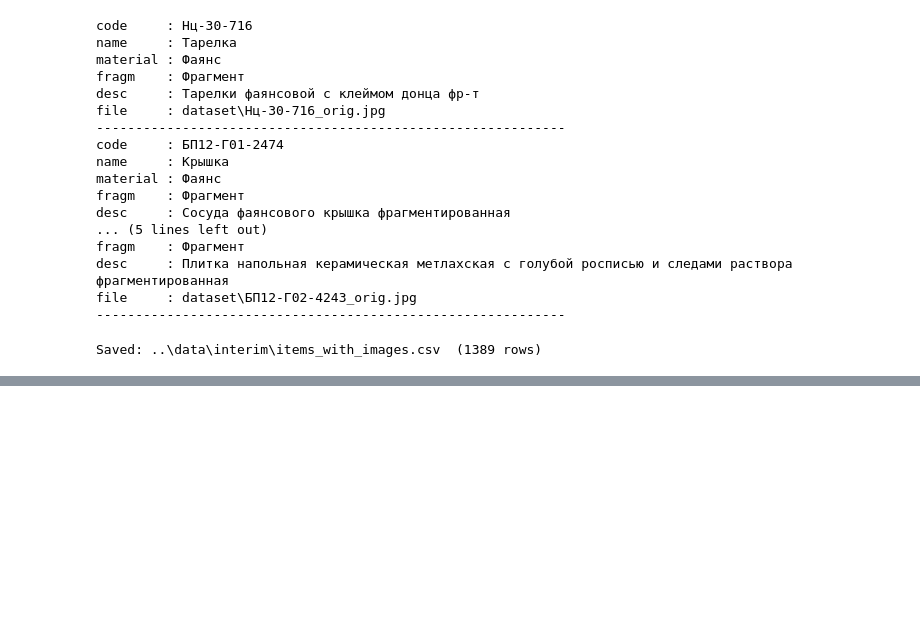
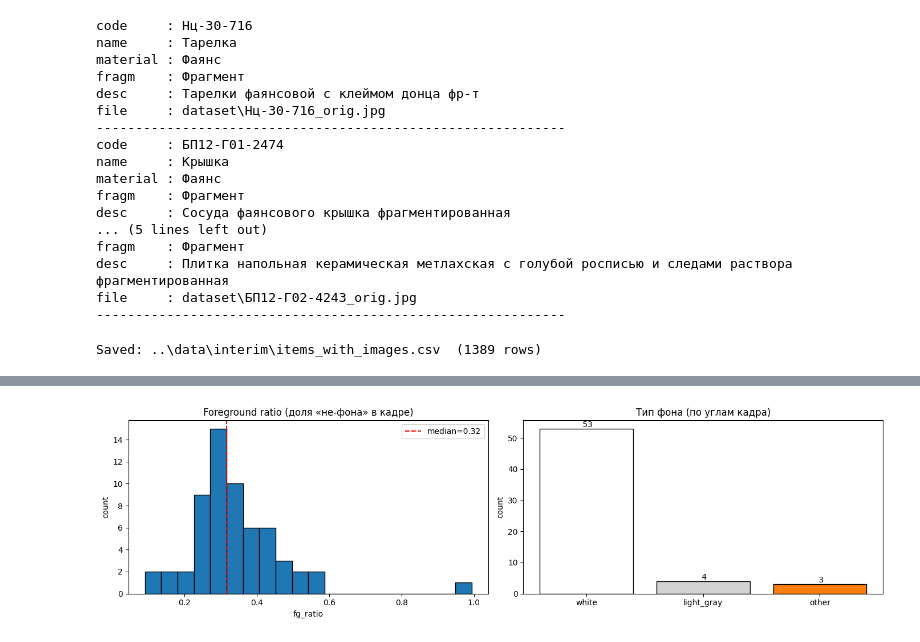
Before and after one commit to Niko07pro/creative_task, a Jupyter notebook: notebooks/01_eda.ipynb, the cells around one changed output, grey strips where cells are left out. Saved outputs shown, nothing was run; the diff lists cells and outputs as text; code cells hidden in the pictures; blank space fills up the shorter version.

```diff
--- a/notebooks/01_eda.ipynb
+++ b/notebooks/01_eda.ipynb
@@ -153,0 +307,76 @@ Saved: ..\data\interim\items_with_images.csv  (1389 rows)
+# %%
+def quick_stats(img_path, max_side=512):
+    """Считает foreground_ratio и тип фона по уменьшенной копии."""
+    with Image.open(img_path) as im:
+        im = im.convert("RGB")
+        scale = max_side / max(im.size)
+        if scale < 1:
+            new_size = (int(im.size[0]*scale), int(im.size[1]*scale))
+            im = im.resize(new_size)
+        arr = np.asarray(im)  # (H, W, 3)
+
+    H, W = arr.shape[:2]
+    margin_h = max(1, int(H * 0.05))
+    margin_w = max(1, int(W * 0.05))
+    corners = np.concatenate([
+        arr[:margin_h, :margin_w].reshape(-1, 3),
+        arr[:margin_h, -margin_w:].reshape(-1, 3),
+        arr[-margin_h:, :margin_w].reshape(-1, 3),
+        arr[-margin_h:, -margin_w:].reshape(-1, 3),
+    ])
+    bg_mean = corners.mean(axis=0)
+    bg_std  = corners.std(axis=0).mean()
+
+    diff = np.abs(arr.astype(np.int16) - bg_mean.astype(np.int16)).sum(axis=2)
+    fg_mask = diff > 30
+    fg_ratio = fg_mask.mean()
+
+    if bg_mean.mean() > 230 and bg_std < 15:
+        bg_type = "white"
+    elif bg_mean.mean() > 180 and bg_std < 25:
+        bg_type = "light_gray"
+    else:
+        bg_type = "other"
+
+    return {
+        "fg_ratio": float(fg_ratio),
+        "bg_mean_r": float(bg_mean[0]),
+        "bg_mean_g": float(bg_mean[1]),
+        "bg_mean_b": float(bg_mean[2]),
+        "bg_std": float(bg_std),
+        "bg_type": bg_type,
+    }
+
+SAMPLE_N = 60
+sample_for_modes = df_long.sample(SAMPLE_N, random_state=SEED).reset_index(drop=True)
+
+stats_rows = []
+for _, r in tqdm(sample_for_modes.iterrows(), total=len(sample_for_modes), desc="quick stats"):
+    s = quick_stats(ROOT / r["image_file"])
+    s.update({"code": r["code"], "name": r["name"], "image_file": r["image_file"]})
+    stats_rows.append(s)
+
+stats_df = pd.DataFrame(stats_rows)
+print("Распределение fg_ratio:")
+print(stats_df["fg_ratio"].describe().round(3))
+print("\nbg_type:")
+print(stats_df["bg_type"].value_counts())
+
+fig, axes = plt.subplots(1, 2, figsize=(14, 4))
+axes[0].hist(stats_df["fg_ratio"], bins=20, edgecolor="black")
+axes[0].set_title("Foreground ratio (доля «не-фона» в кадре)")
+axes[0].set_xlabel("fg_ratio"); axes[0].set_ylabel("count")
+axes[0].axvline(stats_df["fg_ratio"].median(), color="red", linestyle="--", label=f"median={stats_df['fg_ratio'].median():.2f}")
+axes[0].legend()
+
+bg_counts = stats_df["bg_type"].value_counts()
+axes[1].bar(bg_counts.index, bg_counts.values, color=["white", "lightgray", "C1"][:len(bg_counts)], edgecolor="black")
+axes[1].set_title("Тип фона (по углам кадра)")
+axes[1].set_ylabel("count")
+for i, v in enumerate(bg_counts.values):
+    axes[1].text(i, v, f" {v}", ha="center", va="bottom", fontsize=10)
+
+plt.tight_layout()
+plt.savefig("../artifacts/figures/eda_visual_modes.png", dpi=120, bbox_inches="tight")
+plt.show()
+# %% [output]
@@ -153,0 +400 @@ Saved: ..\data\interim\items_with_images.csv  (1389 rows)
+[figure, added]
```
Also changed, not shown: parts of 17 cells of this notebook, 8 other files.
